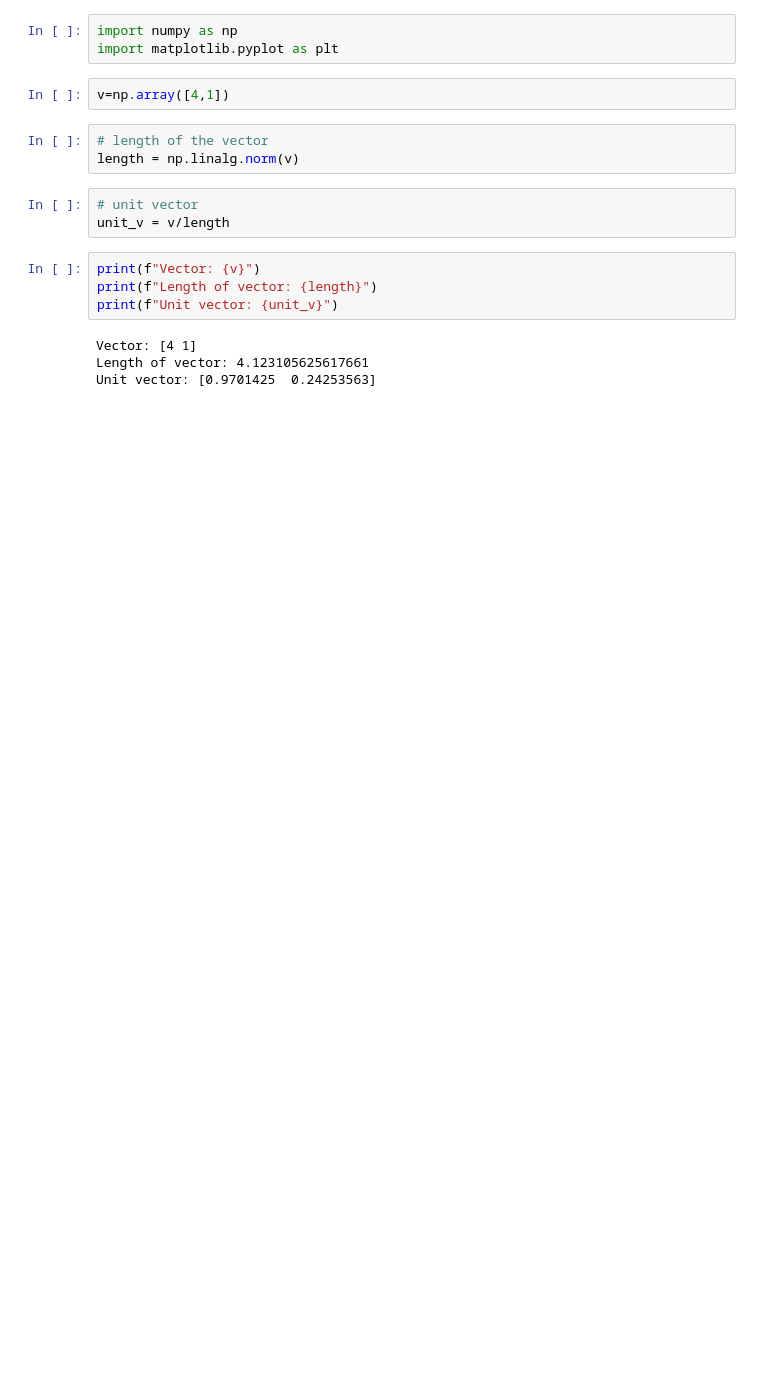
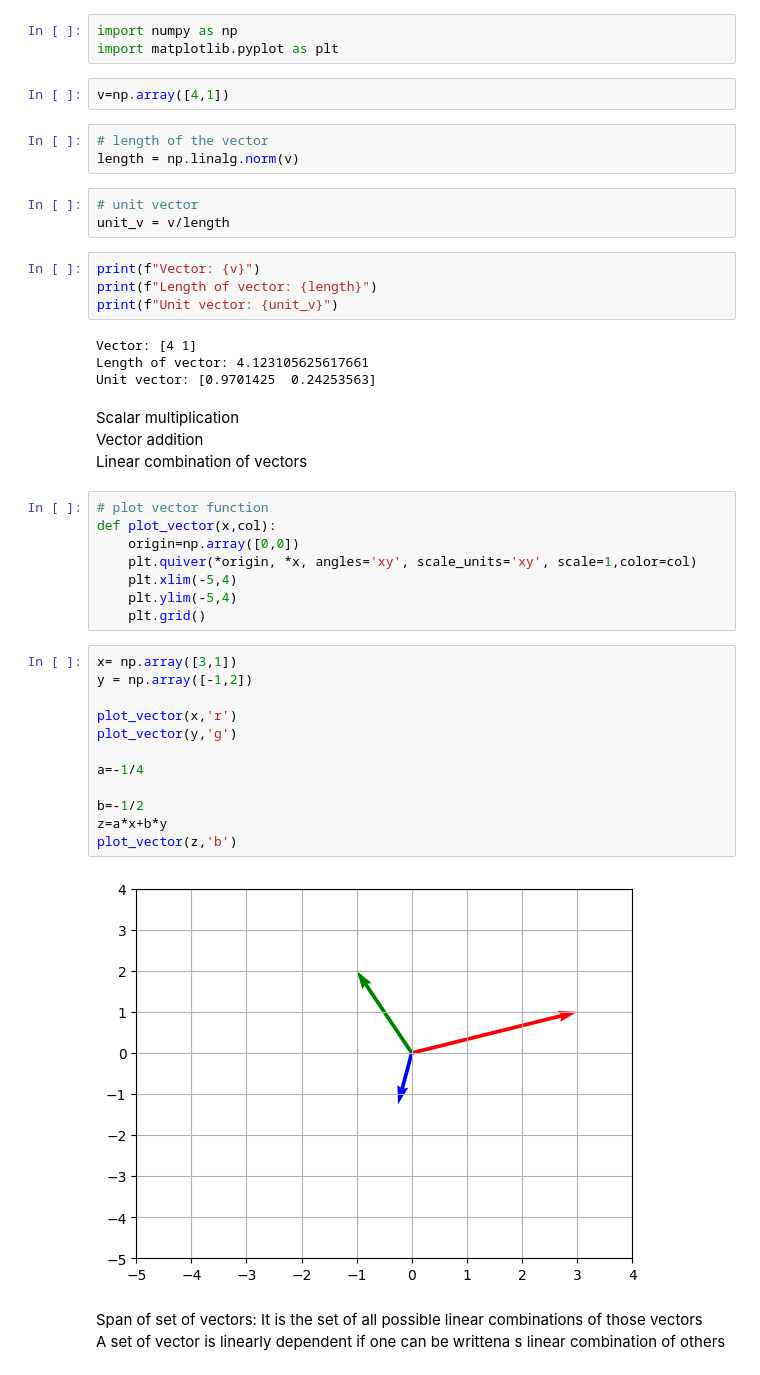
Before and after one commit to Nimish-nks/comp_neuroscience_nm, a Jupyter notebook: linear_algebra.ipynb, the cells around one changed output. Saved outputs shown, nothing was run; the diff lists cells and outputs as text; blank space fills up the shorter version.

Commit message:
span

```diff
--- a/linear_algebra.ipynb
+++ b/linear_algebra.ipynb
@@ -23,3 +23,32 @@ print(f"Unit vector: {unit_v}")
 Vector: [4 1]
 Length of vector: 4.123105625617661
 Unit vector: [0.9701425  0.24253563]
+# %% [markdown]
+Scalar multiplication
+Vector addition
+Linear combination of vectors
+# %%
+# plot vector function
+def plot_vector(x,col):
+	origin=np.array([0,0])
+	plt.quiver(*origin, *x, angles='xy', scale_units='xy', scale=1,color=col)
+	plt.xlim(-5,4)
+	plt.ylim(-5,4)
+	plt.grid()
+# %%
+x= np.array([3,1])
+y = np.array([-1,2])
+
+plot_vector(x,'r')
+plot_vector(y,'g')
+
+a=-1/4
+
+b=-1/2
+z=a*x+b*y
+plot_vector(z,'b')
+# %% [output]
+[figure, added]
+# %% [markdown]
+Span of set of vectors: It is the set of all possible linear combinations of those vectors
+A set of vector is linearly dependent if one can be writtena s linear combination of others
```
Also changed, not shown: parts of 3 cells of this notebook.
